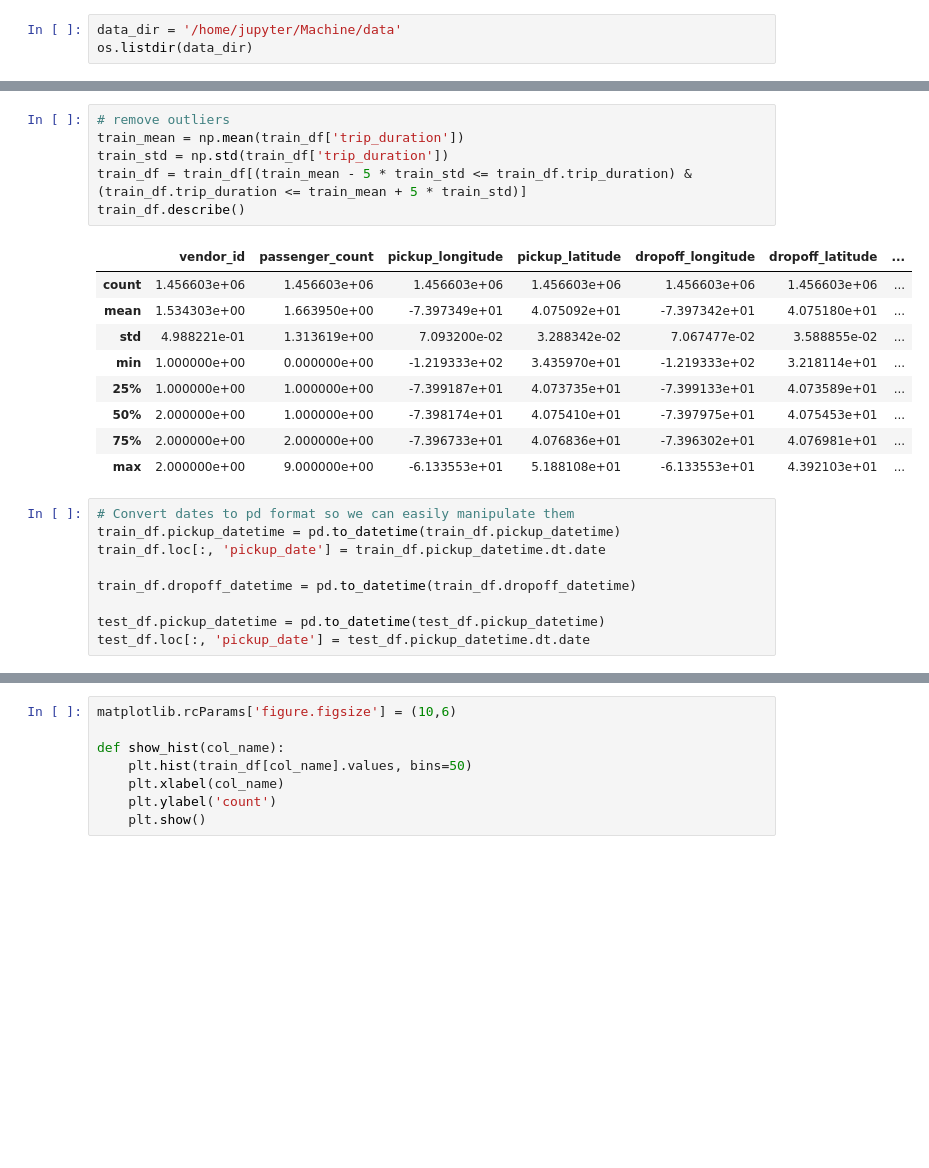
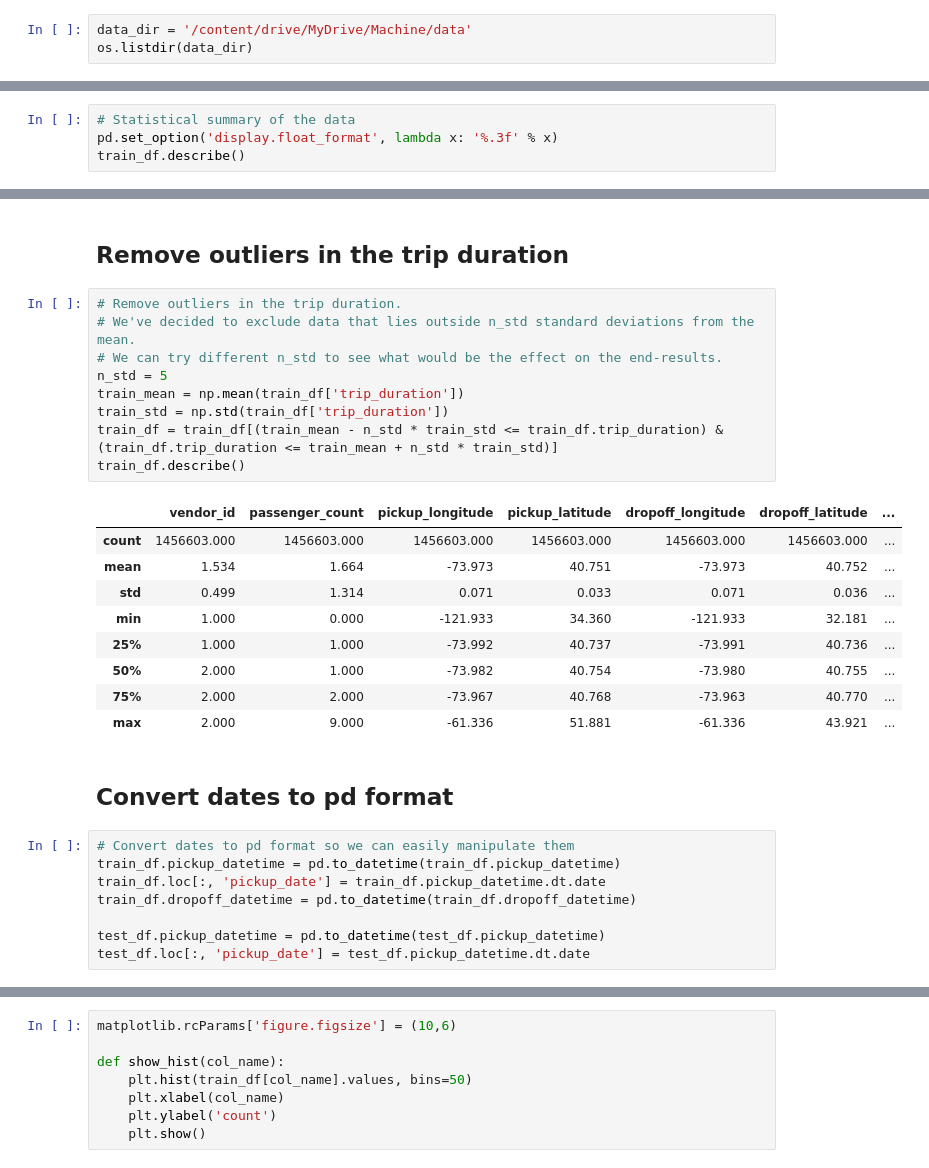
Before and after one commit to ahmedsherif304/Taxi-Trip-Duration-Kaggle-Competition, a Jupyter notebook: src/nyc.ipynb, the cells around one changed output, grey strips where cells are left out. Saved outputs shown, nothing was run; the diff lists cells and outputs as text; blank space fills up the shorter version.

```diff
--- a/src/nyc.ipynb
+++ b/src/nyc.ipynb
@@ -18,4 +28,4 @@ from sklearn.utils import resample
 # %%
-data_dir = '/home/jupyter/Machine/data'
+data_dir = '/content/drive/MyDrive/Machine/data'
 os.listdir(data_dir)
 # %% [output]
@@ -70,0 +81,4 @@ train_df.describe()
+# %%
+# Statistical summary of the data
+pd.set_option('display.float_format', lambda x: '%.3f' % x)
+train_df.describe()
@@ -71,24 +131,30 @@ train_df.describe()
+# %% [markdown]
+## Remove outliers in the trip duration
 # %%
-# remove outliers
+# Remove outliers in the trip duration.
+# We've decided to exclude data that lies outside n_std standard deviations from the mean.
+# We can try different n_std to see what would be the effect on the end-results.
+n_std = 5
 train_mean = np.mean(train_df['trip_duration'])
 train_std = np.std(train_df['trip_duration'])
-train_df = train_df[(train_mean - 5 * train_std <= train_df.trip_duration) & (train_df.trip_duration <= train_mean + 5 * train_std)]
+train_df = train_df[(train_mean - n_std * train_std <= train_df.trip_duration) & (train_df.trip_duration <= train_mean + n_std * train_std)]
 train_df.describe()
 # %% [output]
 |  | vendor_id | passenger_count | pickup_longitude | pickup_latitude | dropoff_longitude | dropoff_latitude | ... |
-| count | 1.456603e+06 | 1.456603e+06 | 1.456603e+06 | 1.456603e+06 | 1.456603e+06 | 1.456603e+06 | ... |
-| mean | 1.534303e+00 | 1.663950e+00 | -7.397349e+01 | 4.075092e+01 | -7.397342e+01 | 4.075180e+01 | ... |
-| std | 4.988221e-01 | 1.313619e+00 | 7.093200e-02 | 3.288342e-02 | 7.067477e-02 | 3.588855e-02 | ... |
-| min | 1.000000e+00 | 0.000000e+00 | -1.219333e+02 | 3.435970e+01 | -1.219333e+02 | 3.218114e+01 | ... |
-| 25% | 1.000000e+00 | 1.000000e+00 | -7.399187e+01 | 4.073735e+01 | -7.399133e+01 | 4.073589e+01 | ... |
-| 50% | 2.000000e+00 | 1.000000e+00 | -7.398174e+01 | 4.075410e+01 | -7.397975e+01 | 4.075453e+01 | ... |
-| 75% | 2.000000e+00 | 2.000000e+00 | -7.396733e+01 | 4.076836e+01 | -7.396302e+01 | 4.076981e+01 | ... |
-| max | 2.000000e+00 | 9.000000e+00 | -6.133553e+01 | 5.188108e+01 | -6.133553e+01 | 4.392103e+01 | ... |
+| count | 1456603.000 | 1456603.000 | 1456603.000 | 1456603.000 | 1456603.000 | 1456603.000 | ... |
+| mean | 1.534 | 1.664 | -73.973 | 40.751 | -73.973 | 40.752 | ... |
+| std | 0.499 | 1.314 | 0.071 | 0.033 | 0.071 | 0.036 | ... |
+| min | 1.000 | 0.000 | -121.933 | 34.360 | -121.933 | 32.181 | ... |
+| 25% | 1.000 | 1.000 | -73.992 | 40.737 | -73.991 | 40.736 | ... |
+| 50% | 2.000 | 1.000 | -73.982 | 40.754 | -73.980 | 40.755 | ... |
+| 75% | 2.000 | 2.000 | -73.967 | 40.768 | -73.963 | 40.770 | ... |
+| max | 2.000 | 9.000 | -61.336 | 51.881 | -61.336 | 43.921 | ... |
+# %% [markdown]
+## Convert dates to pd format
 # %%
 # Convert dates to pd format so we can easily manipulate them
 train_df.pickup_datetime = pd.to_datetime(train_df.pickup_datetime)
 train_df.loc[:, 'pickup_date'] = train_df.pickup_datetime.dt.date
-
 train_df.dropoff_datetime = pd.to_datetime(train_df.dropoff_datetime)
 
 test_df.pickup_datetime = pd.to_datetime(test_df.pickup_datetime)
```
Also changed, not shown: parts of 67 cells of this notebook.
